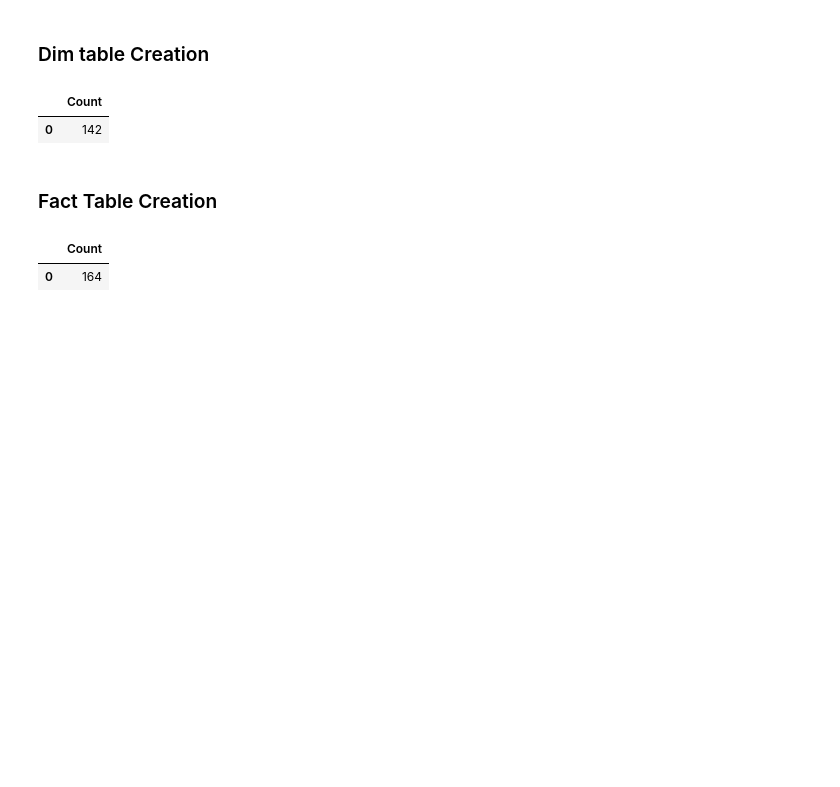
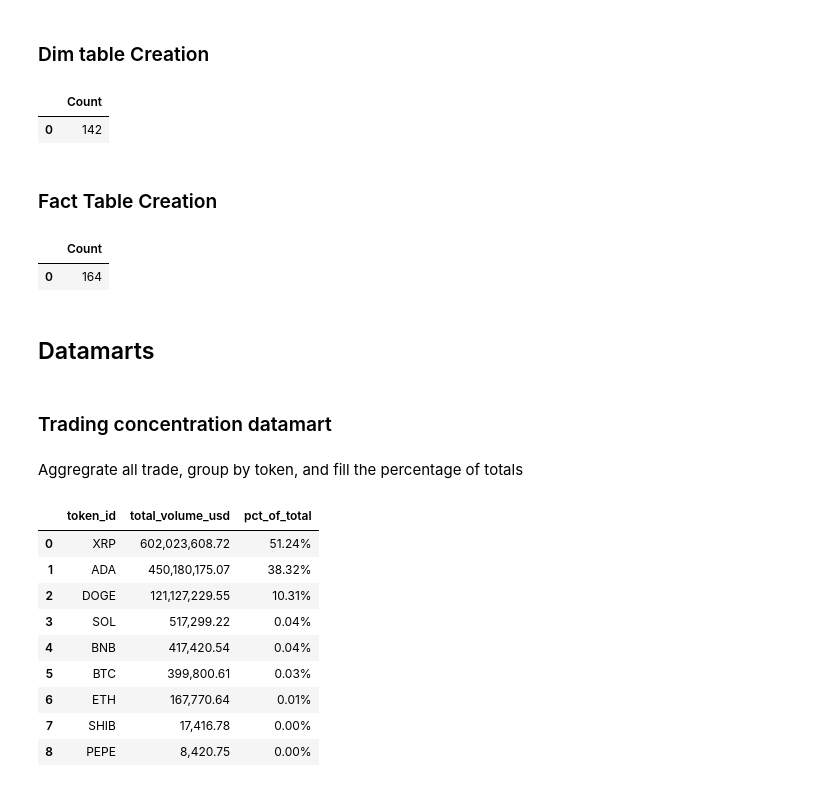
Before and after one commit to nivanrs/cryptocurrency_exchange, a Jupyter notebook: notebook/dev/process_dev.ipynb, the cells around one changed output. Drawn from its saved outputs; the diff is of its cells as text; code cells hidden in the pictures; blank space fills up the shorter version.

```diff
--- a/notebook/dev/process_dev.ipynb
+++ b/notebook/dev/process_dev.ipynb
@@ -428,3 +408,31 @@ WHERE status = 'SUCCESS';
 # %% [output]
 |  | Count |
 | 0 | 164 |
+# %% [markdown]
+## Datamarts
+# %% [markdown]
+### Trading concentration datamart
+# %% [markdown]
+Aggregrate all trade, group by token, and fill the percentage of totals
+# %%
+%%sql
+SELECT
+  token_id,
+  printf('%,.2f', SUM(price_usd * quantity)) AS total_volume_usd,
+  printf('%.2f%%',
+         SUM(price_usd * quantity)
+         / SUM(SUM(price_usd * quantity)) OVER () * 100) AS pct_of_total
+FROM fact_trades
+GROUP BY token_id
+ORDER BY SUM(price_usd * quantity) DESC;
+# %% [output]
+|  | token_id | total_volume_usd | pct_of_total |
+| 0 | XRP | 602,023,608.72 | 51.24% |
+| 1 | ADA | 450,180,175.07 | 38.32% |
+| 2 | DOGE | 121,127,229.55 | 10.31% |
+| 3 | SOL | 517,299.22 | 0.04% |
+| 4 | BNB | 417,420.54 | 0.04% |
+| 5 | BTC | 399,800.61 | 0.03% |
+| 6 | ETH | 167,770.64 | 0.01% |
+| 7 | SHIB | 17,416.78 | 0.00% |
+| 8 | PEPE | 8,420.75 | 0.00% |
```
Also changed, not shown: parts of 37 cells of this notebook, 11 other files.
